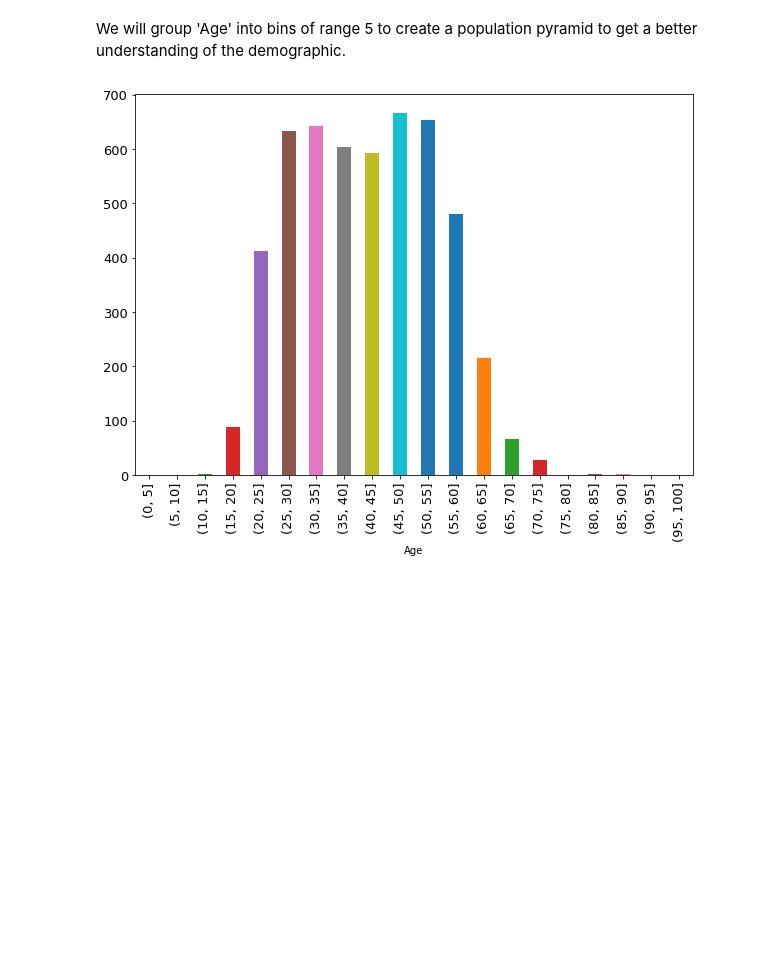
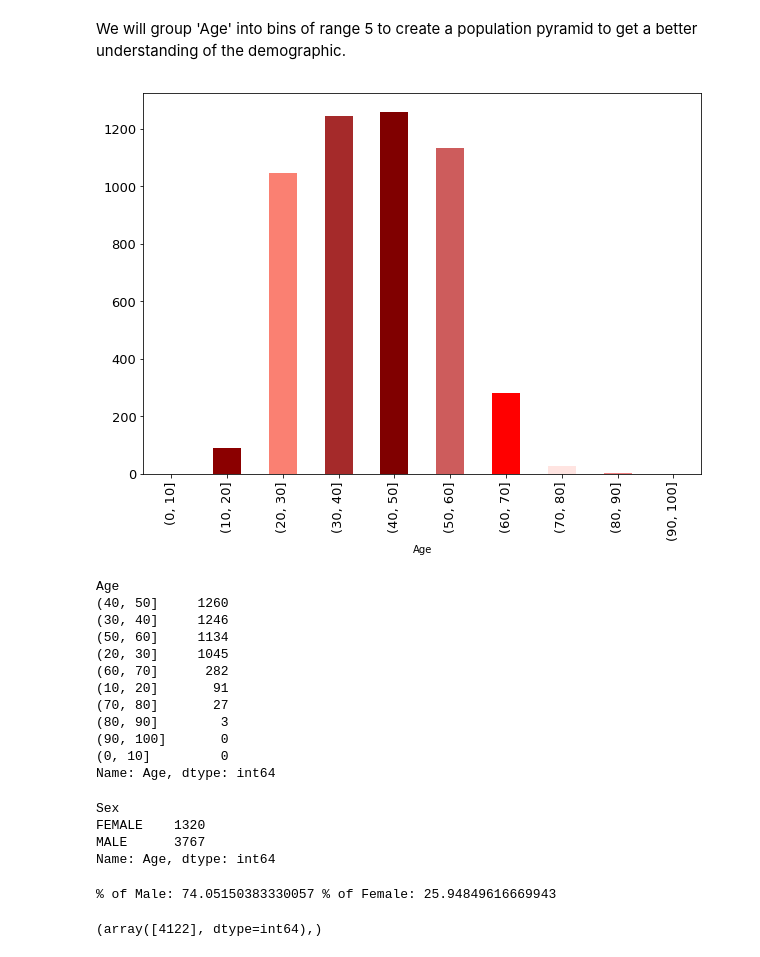
Before and after one commit to kalbond/data_science_term_project, a Jupyter notebook: notebooks/accidental_drug_related_deaths.ipynb, the cells around one changed output. Cells and saved outputs as stored; diff of their text form; code cells hidden in the pictures; blank space fills up the shorter version.

```diff
--- a/notebooks/accidental_drug_related_deaths.ipynb
+++ b/notebooks/accidental_drug_related_deaths.ipynb
@@ -376,10 +387,51 @@ plt.show()
 # %% [markdown]
 We will group 'Age' into bins of range 5 to create a population pyramid to get a better understanding of the demographic.
 # %%
-#Age graph grouped into a population pyramid
-bins = pd.cut(add_df['Age'], [0, 5, 10, 15, 20, 25, 30, 35, 40, 45, 50, 55, 60, 65, 70, 75, 80, 85, 90, 95, 100], right=True)
+#Age graph grouped into a population pyramid for an overview
+bins = pd.cut(add_df['Age'], [0, 10, 20, 30, 40, 50, 60, 70, 80, 90, 100], right=True)
 add_df_Age = add_df.groupby(bins)['Age'].agg('count')
-add_df_Age.plot(kind='bar', figsize = (10,7), fontsize=13);
+add_df_Age.plot(kind='bar', figsize = (10,7), fontsize=13, color = ['red', 'darkred', 'salmon', 'brown', 'maroon', 'indianred', 'r', 'mistyrose', 'lightcoral', 'darksalmon']);
 plt.show()
+add_df_Age.sort_values(ascending = False)
 # %% [output]
-[figure, old version]
+[figure, new version]
+Age
+(40, 50]     1260
+(30, 40]     1246
+(50, 60]     1134
+(20, 30]     1045
+(60, 70]      282
+(10, 20]       91
+(70, 80]       27
+(80, 90]        3
+(90, 100]       0
+(0, 10]         0
+Name: Age, dtype: int64
+# %%
+# Count differences in Sex
+
+add_df.groupby('Sex')['Age'].count()
+# %% [output]
+Sex
+FEMALE    1320
+MALE      3767
+Name: Age, dtype: int64
+# %%
+# Count differences in Sex by percentage
+
+def percentage (part, whole):
+    return 100 * float(part)/float(whole)
+
+percentfemale = percentage (1320, 5087)
+percentmale = percentage (3767, 5087)
+
+print('% of Male:', percentmale, '% of Female:', percentfemale)
+# %% [output]
+% of Male: 74.05150383330057 % of Female: 25.94849616669943
+# %%
+# Locating subject with Sex not defined
+
+SexUnknownloc = np.where(add_df['Sex'] == 'UNKNOWN')
+SexUnknownloc
+# %% [output]
+(array([4122], dtype=int64),)
```
Also changed, not shown: parts of 6 cells of this notebook.
